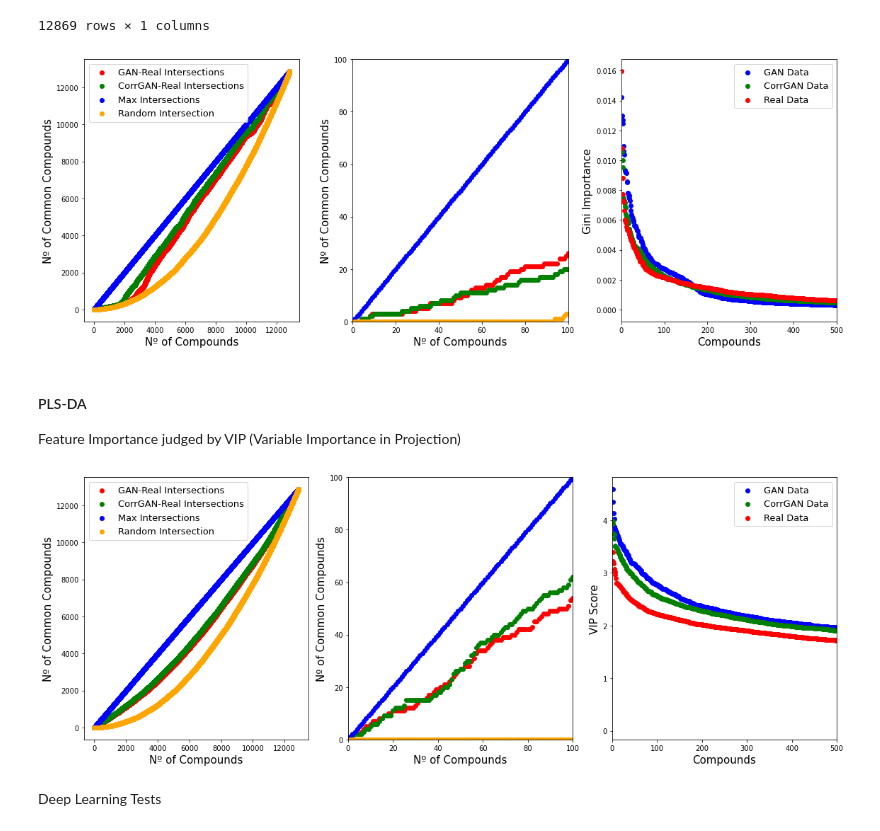
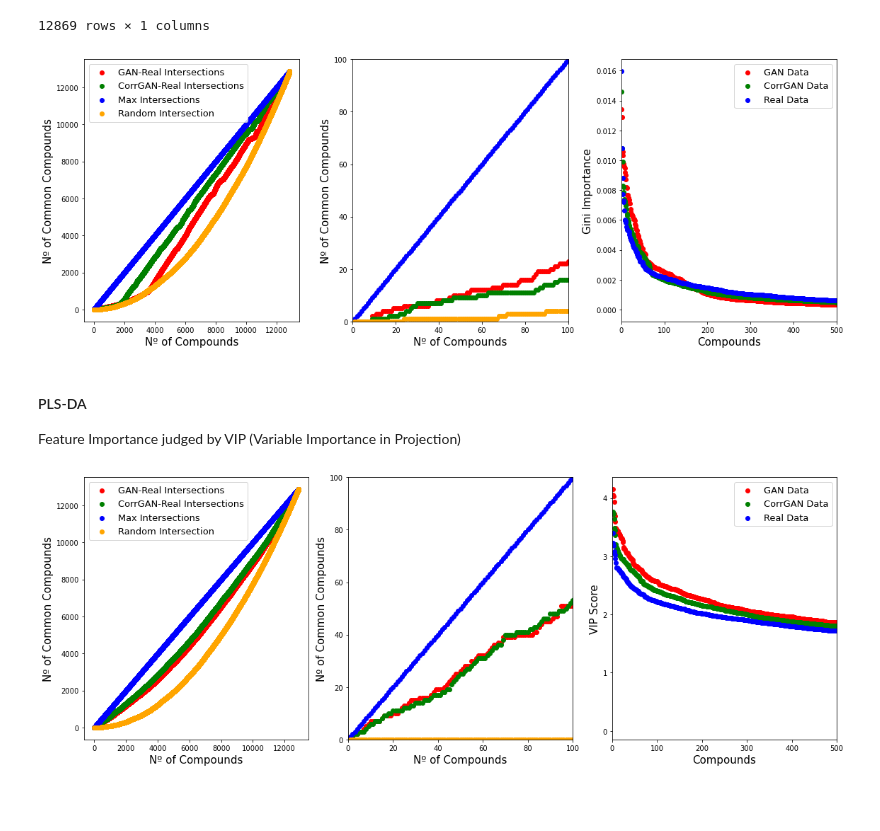
Before and after one commit to ftraquete/MetDataAug, a Jupyter notebook: Data Augmentation - Conditional Wasserstein GANs - GP - HD - Imbalanced.ipynb, the cells around one changed output. Cells and saved outputs as stored; diff of their text form; code cells hidden in the pictures; blank space fills up the shorter version.

```diff
--- a/Data Augmentation - Conditional Wasserstein GANs - GP - HD - Imbalanced.ipynb
+++ b/Data Augmentation - Conditional Wasserstein GANs - GP - HD - Imbalanced.ipynb
@@ -2145,6 +2049,6 @@ with sns.axes_style("whitegrid"):
             gem.plot_PLS(scores, lcolors, title=i, ax=ax)
             #gem.plot_ellipses_PCA(principaldf, lcolors, components=(1,2),ax=ax, q=0.95)
             ax.legend(loc='upper right', ncol=1, framealpha=1)
-    plt.tight_layout()
+    #plt.tight_layout()
     plt.show()
 # %% [output]
@@ -2162,13 +2066,15 @@ test_labels = tf.constant([1]*(num_examples_to_generate//2) + [0]*(num_examples_
 predictions = generator([test_input, test_labels], training=False)
 # %%
 predictions = pd.DataFrame(predictions.numpy(), columns=human_datamatrix.columns)
+
+test_labels = ['No Recurrence']*(len(predictions)//2) + ['Recurrence']*(len(predictions)//2)
 # %% [markdown]
 #### RF
 
 Feature Importance judged by Gini Importance
 # %%
 np.random.seed(137532)
-RF_model_GANdata = ma.RF_model(predictions, dfs_lbl['GAN data'], return_cv=False, n_trees=200)
+RF_model_GANdata = ma.RF_model(predictions, test_labels, return_cv=False, n_trees=200)
 RF_model_REALdata = ma.RF_model(human_datamatrix_treated, hd_labels, return_cv=False, n_trees=200)
 RF_model_CORRdata = ma.RF_model(corr_preds, corr_lbls, return_cv=False, n_trees=200)
 # %%
@@ -2264,11 +2170,11 @@ axc.set_ylabel('Nº of Common Compounds', fontsize=15)
 
 # Values of Gini Importance for RF models from GAN and Real Data
 axr.scatter(range(1,len(rf_GAN_df)+1), rf_GAN_df.set_index(0).sort_values(by=1, ascending=False),
-            color='blue', label='GAN Data')
+            color='red', label='GAN Data')
 axr.scatter(range(1,len(rf_corr_df)+1), rf_corr_df.set_index(0).sort_values(by=1, ascending=False),
             color='green', label='CorrGAN Data')
 axr.scatter(range(1,len(rf_real_df)+1), rf_real_df.set_index(0).sort_values(by=1, ascending=False),
-            color='red', label='Real Data')
+            color='blue', label='Real Data')
 axr.legend(fontsize=13)
 axr.set_xlim([0,500])
 axr.set_xlabel('Compounds', fontsize=15)
@@ -2277,7 +2183,7 @@ axr.set_ylabel('Gini Importance', fontsize=15)
 plt.tight_layout()
 plt.show()
 # %% [output]
-[figure, old version]
+[figure, new version]
 # %% [markdown]
 #### PLS-DA
 
@@ -2285,7 +2191,7 @@ Feature Importance judged by VIP (Variable Importance in Projection)
 # %%
 # Fit the PLS-DA model
 np.random.seed(137532)
-PLSDA_model_GANdata = ma.fit_PLSDA_model(predictions, dfs_lbl['GAN data'], n_comp=7, return_scores=False,
+PLSDA_model_GANdata = ma.fit_PLSDA_model(predictions, test_labels, n_comp=7, return_scores=False,
                     scale=False, encode2as1vector=True)
 PLSDA_model_REALdata = ma.fit_PLSDA_model(human_datamatrix_treated, hd_labels,
                                           n_comp=7, return_scores=False, scale=False, encode2as1vector=True)
@@ -2328,35 +2234,33 @@ axl.scatter(range(1,len(sorted_GAN_feats)), intersections, label = 'GAN-Real Int
 axl.scatter(range(1,len(sorted_GAN_feats)), intersections_corr, label = 'CorrGAN-Real Intersections', color='Green')
 axl.scatter(range(1,len(sorted_GAN_feats)), range(1,len(sorted_GAN_feats)), label = 'Max Intersections', color='Blue')
 axl.scatter(range(1,len(sorted_GAN_feats)), random_intersections, label = 'Random Intersection', color='Orange')
 axl.legend(loc='upper left', fontsize=13)
 axl.set_xlabel('Nº of Compounds', fontsize=15)
 axl.set_ylabel('Nº of Common Compounds', fontsize=15)
 
 # Graph depicting intersection of important features with focus on the most important features
 axc.scatter(range(1,len(sorted_GAN_feats)), intersections, label = 'GAN-Real Intersections', color='Red')
 axc.scatter(range(1,len(sorted_GAN_feats)), intersections_corr, label = 'CorrGAN-Real Intersections', color='Green')
 axc.scatter(range(1,len(sorted_GAN_feats)), range(1,len(sorted_GAN_feats)), label = 'Max Intersections', color='Blue')
 axc.scatter(range(1,len(sorted_GAN_feats)), random_intersections, label = 'Random Intersection', color='Orange')
 axc.set_xlim([0,100])
 axc.set_ylim([0,100])
 axc.set_xlabel('Nº of Compounds', fontsize=15)
 axc.set_ylabel('Nº of Common Compounds', fontsize=15)
 
 # Values of VIP Score for PLS-DA models from GAN and Real Data
 axr.scatter(range(1,len(plsda_GAN_df)+1), plsda_GAN_df.set_index(0).sort_values(by=1, ascending=False),
-            color='blue', label='GAN Data')
+            color='red', label='GAN Data')
 axr.scatter(range(1,len(plsda_corr_df)+1), plsda_corr_df.set_index(0).sort_values(by=1, ascending=False),
             color='green', label='CorrGAN Data')
 axr.scatter(range(1,len(plsda_real_df)+1), plsda_real_df.set_index(0).sort_values(by=1, ascending=False),
-            color='red', label='Real Data')
+            color='blue', label='Real Data')
 axr.legend(fontsize=13)
 axr.set_xlim([0,500])
 axr.set_xlabel('Compounds', fontsize=15)
 axr.set_ylabel('VIP Score', fontsize=15)
 
 plt.tight_layout()
 plt.show()
 # %% [output]
-[figure, old version]
+[figure, new version]
-# %% [markdown]
-Deep Learning Tests
```
Also changed, not shown: parts of 48 cells of this notebook, 1 other file.
